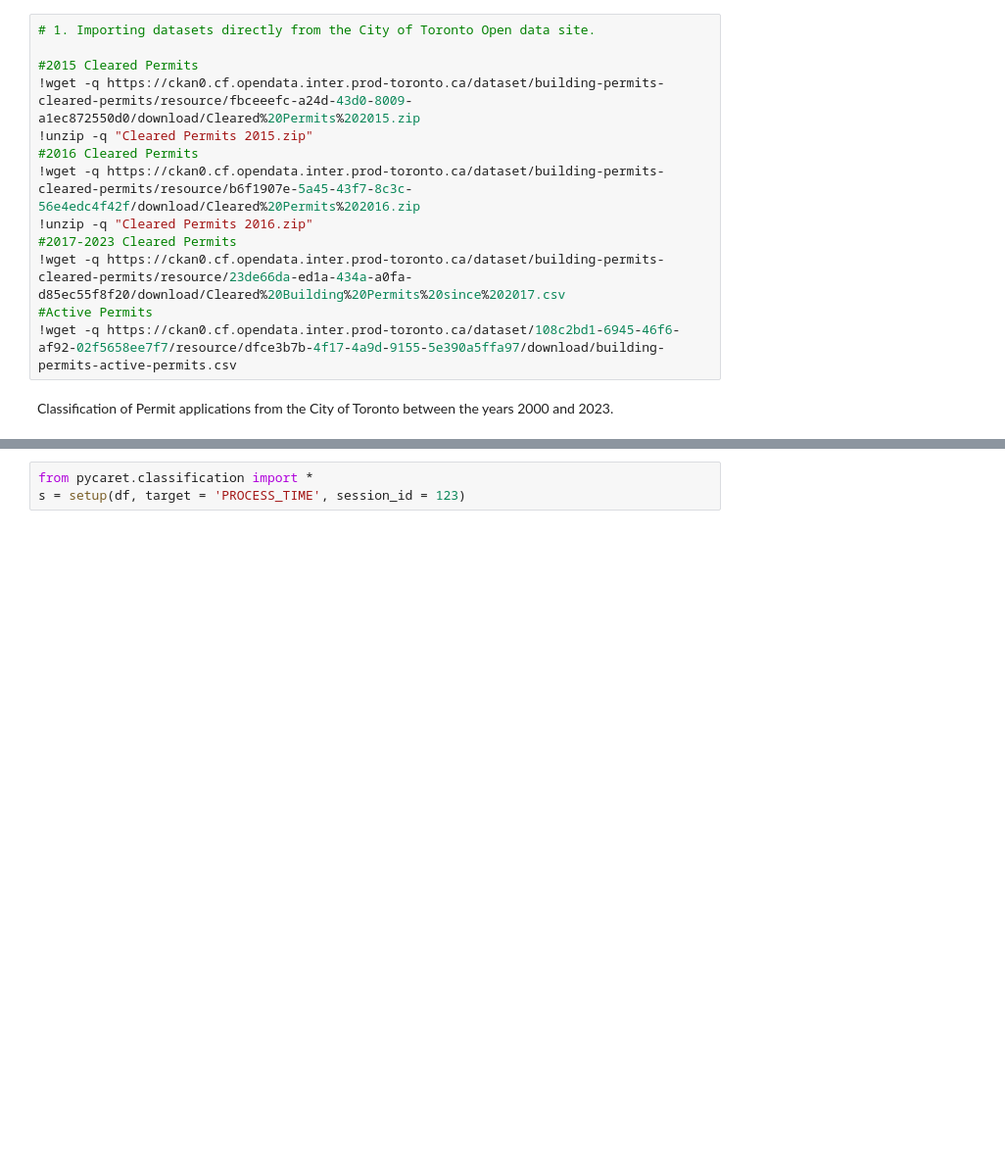
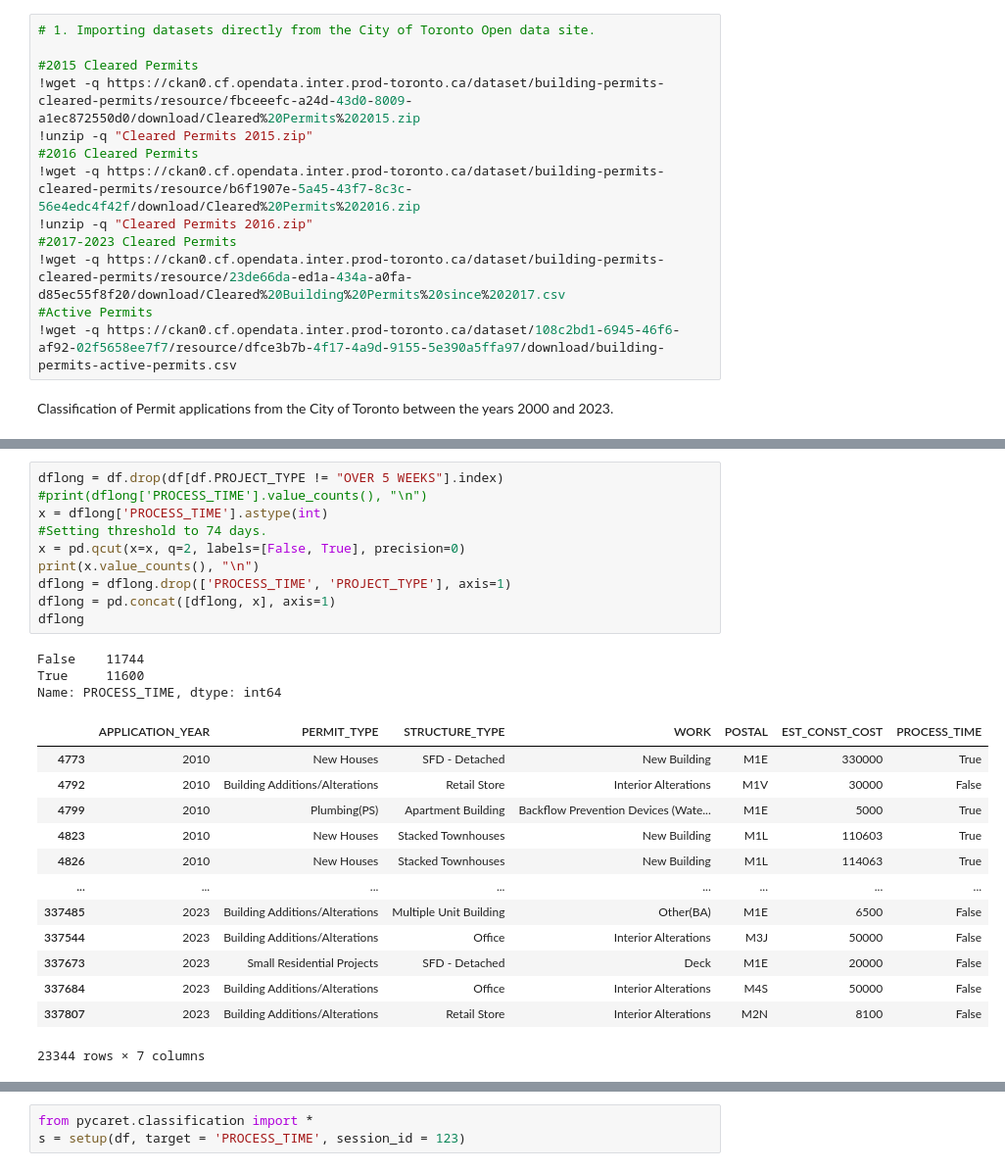
Before and after one commit to ThesanR/TorontoPermitClassification, a Jupyter notebook: PermitClass.ipynb, the cells around one changed output, grey strips where cells are left out. Shown at 98% size. Saved outputs shown, nothing was run; the diff lists cells and outputs as text; blank space fills up the shorter version.

```diff
--- a/PermitClass.ipynb
+++ b/PermitClass.ipynb
@@ -122,3 +165,30 @@ Name: TIME_DAYS, dtype: int64
+# %%
+dflong = df.drop(df[df.PROJECT_TYPE != "OVER 5 WEEKS"].index)
+#print(dflong['PROCESS_TIME'].value_counts(), "\n")
+x = dflong['PROCESS_TIME'].astype(int)
+#Setting threshold to 74 days.
+x = pd.qcut(x=x, q=2, labels=[False, True], precision=0)
+print(x.value_counts(), "\n")
+dflong = dflong.drop(['PROCESS_TIME', 'PROJECT_TYPE'], axis=1)
+dflong = pd.concat([dflong, x], axis=1)
+dflong
+# %% [output]
+False    11744
+True     11600
+Name: PROCESS_TIME, dtype: int64
+|  | APPLICATION_YEAR | PERMIT_TYPE | STRUCTURE_TYPE | WORK | POSTAL | EST_CONST_COST | PROCESS_TIME |
+| 4773 | 2010 | New Houses | SFD - Detached | New Building | M1E | 330000 | True |
+| 4792 | 2010 | Building Additions/Alterations | Retail Store | Interior Alterations | M1V | 30000 | False |
+| 4799 | 2010 | Plumbing(PS) | Apartment Building | Backflow Prevention Devices (Wate... | M1E | 5000 | True |
+| 4823 | 2010 | New Houses | Stacked Townhouses | New Building | M1L | 110603 | True |
+| 4826 | 2010 | New Houses | Stacked Townhouses | New Building | M1L | 114063 | True |
+| ... | ... | ... | ... | ... | ... | ... | ... |
+| 337485 | 2023 | Building Additions/Alterations | Multiple Unit Building | Other(BA) | M1E | 6500 | False |
+| 337544 | 2023 | Building Additions/Alterations | Office | Interior Alterations | M3J | 50000 | False |
+| 337673 | 2023 | Small Residential Projects | SFD - Detached | Deck | M1E | 20000 | False |
+| 337684 | 2023 | Building Additions/Alterations | Office | Interior Alterations | M4S | 50000 | False |
+| 337807 | 2023 | Building Additions/Alterations | Retail Store | Interior Alterations | M2N | 8100 | False |
+23344 rows × 7 columns
 # %%
 !pip install pycaret[analysis]
 !pip install pycaret[models]
```
Also changed, not shown: parts of 4 cells of this notebook.
